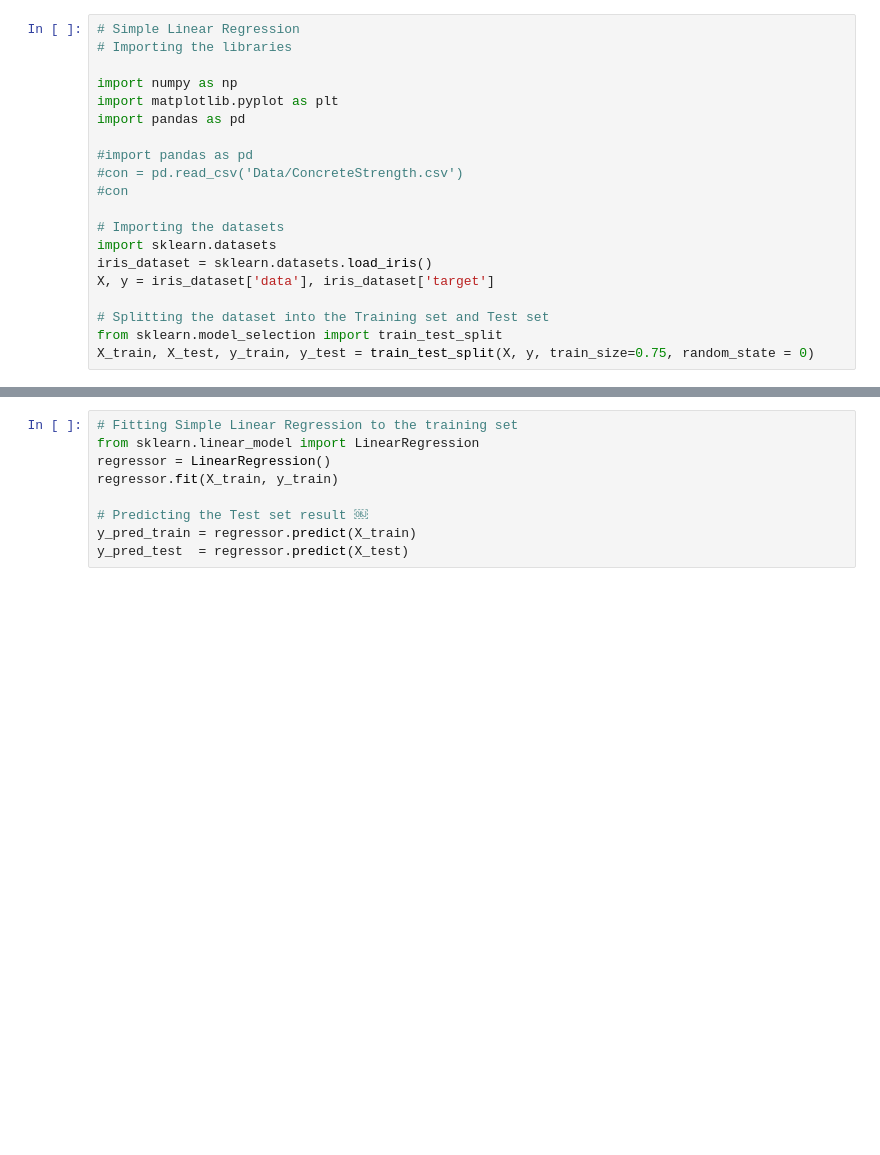
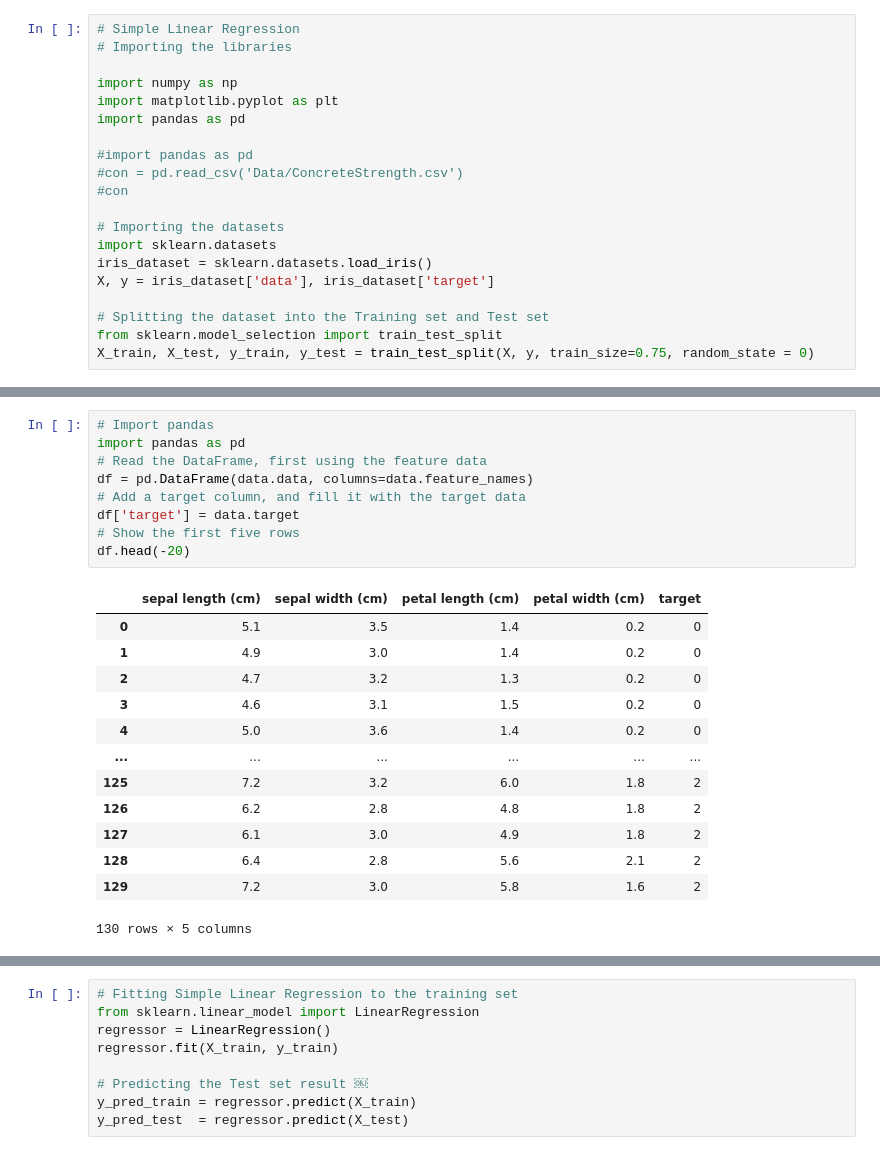
Before and after one commit to asheta66/Machine-Learning-2024, a Jupyter notebook: Simple Linear Regression/Simple_Linear_Regression.ipynb, the cells around one changed output, grey strips where cells are left out. Drawn from its saved outputs; the diff is of its cells as text; blank space fills up the shorter version.

```diff
--- a/Simple Linear Regression/Simple_Linear_Regression.ipynb
+++ b/Simple Linear Regression/Simple_Linear_Regression.ipynb
@@ -43,0 +57,23 @@ list(iris_dataset)
+# %%
+# Import pandas
+import pandas as pd
+# Read the DataFrame, first using the feature data
+df = pd.DataFrame(data.data, columns=data.feature_names)
+# Add a target column, and fill it with the target data
+df['target'] = data.target
+# Show the first five rows
+df.head(-20)
+# %% [output]
+|  | sepal length (cm) | sepal width (cm) | petal length (cm) | petal width (cm) | target |
+| 0 | 5.1 | 3.5 | 1.4 | 0.2 | 0 |
+| 1 | 4.9 | 3.0 | 1.4 | 0.2 | 0 |
+| 2 | 4.7 | 3.2 | 1.3 | 0.2 | 0 |
+| 3 | 4.6 | 3.1 | 1.5 | 0.2 | 0 |
+| 4 | 5.0 | 3.6 | 1.4 | 0.2 | 0 |
+| ... | ... | ... | ... | ... | ... |
+| 125 | 7.2 | 3.2 | 6.0 | 1.8 | 2 |
+| 126 | 6.2 | 2.8 | 4.8 | 1.8 | 2 |
+| 127 | 6.1 | 3.0 | 4.9 | 1.8 | 2 |
+| 128 | 6.4 | 2.8 | 5.6 | 2.1 | 2 |
+| 129 | 7.2 | 3.0 | 5.8 | 1.6 | 2 |
+130 rows × 5 columns
```
Also changed, not shown: parts of 5 cells of this notebook.
